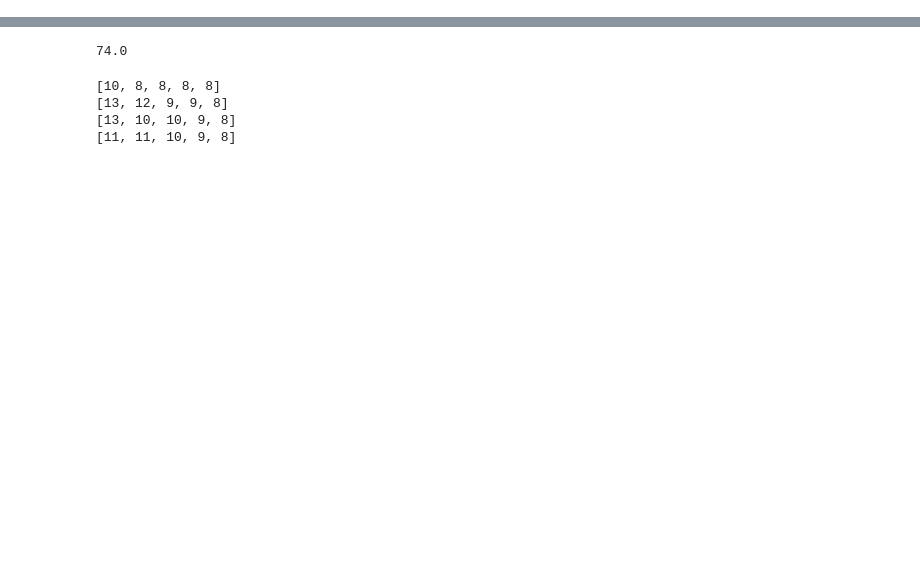
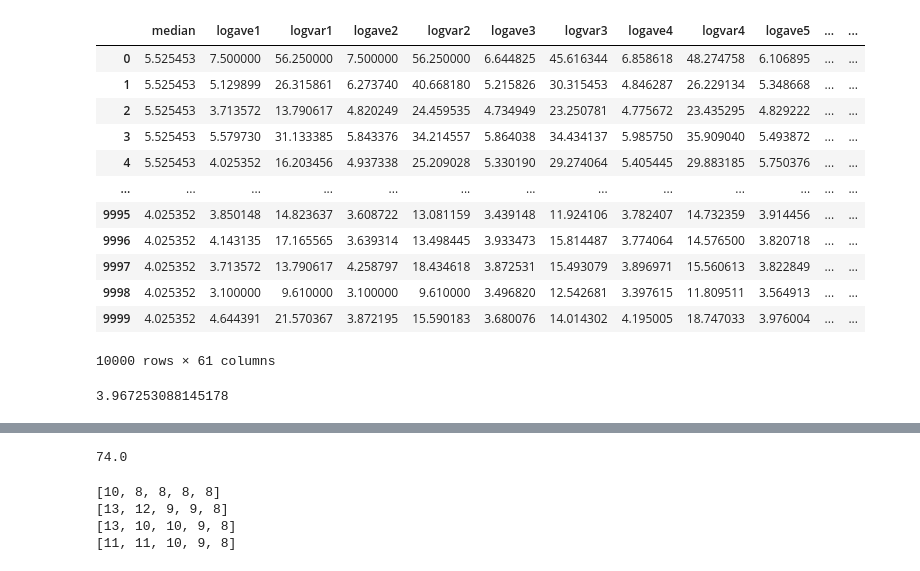
Before and after one commit to fjdslkjfljvo/thcd_dcs_ficx, a Jupyter notebook: naw.ipynb, the cells around one changed output, grey strips where cells are left out. Drawn from its saved outputs; the diff is of its cells as text; code cells hidden in the pictures; blank space fills up the shorter version.

```diff
--- a/naw.ipynb
+++ b/naw.ipynb
@@ -196,12 +271,3 @@ def Simulation(player_lst):
             print(score)
             print(penal)
             plot_series(pel)
-# %%
-random.seed(42)
-fun_lst = []
-fun_name = []
-for i in np.arange(2.6,3.5,0.05):
-    for j in np.arange(6.5,8.5,0.05):
-        fun_lst.append(low_up_fun(i,j))
-        fun_name.append((i,j))
-get_penalty(fun_lst,fun_name)
@@ -253,0 +274,25 @@ Simulation(player_lst)
+# %%
+def generate(num_steps, num_samples=100000):
+    columns = ['median']
+    for j in range(1,num_steps+1):
+        columns.append('logave'+str(j))
+        columns.append('logvar'+str(j))
+    df = pd.DataFrame(columns=columns)
+    #print(df)
+    for i in range(num_samples):
+        game_value = get_game_value()
+        med = get_median_by_ywlst(game_value)
+        for k in range(50):
+            lst = [np.log(med+1)]
+            ave = 0.0
+            var = 0.0
+            for j in range(1,num_steps+1):
+                y = sample_yield_once(game_value)
+                z = np.log(y+1)
+                z = apply_bounds(z,3.1,7.5)
+                ave += z
+                var += z**2
+                lst.append(ave/j)
+                lst.append(var/j)
+            df.loc[len(df)] = lst.copy()
+    return df
@@ -253,0 +301,16 @@ Simulation(player_lst)
+# %%
+df
+# %% [output]
+|  | median | logave1 | logvar1 | logave2 | logvar2 | logave3 | logvar3 | logave4 | logvar4 | logave5 | ... | ... |
+| 0 | 5.525453 | 7.500000 | 56.250000 | 7.500000 | 56.250000 | 6.644825 | 45.616344 | 6.858618 | 48.274758 | 6.106895 | ... | ... |
+| 1 | 5.525453 | 5.129899 | 26.315861 | 6.273740 | 40.668180 | 5.215826 | 30.315453 | 4.846287 | 26.229134 | 5.348668 | ... | ... |
+| 2 | 5.525453 | 3.713572 | 13.790617 | 4.820249 | 24.459535 | 4.734949 | 23.250781 | 4.775672 | 23.435295 | 4.829222 | ... | ... |
+| 3 | 5.525453 | 5.579730 | 31.133385 | 5.843376 | 34.214557 | 5.864038 | 34.434137 | 5.985750 | 35.909040 | 5.493872 | ... | ... |
+| 4 | 5.525453 | 4.025352 | 16.203456 | 4.937338 | 25.209028 | 5.330190 | 29.274064 | 5.405445 | 29.883185 | 5.750376 | ... | ... |
+| ... | ... | ... | ... | ... | ... | ... | ... | ... | ... | ... | ... | ... |
+| 9995 | 4.025352 | 3.850148 | 14.823637 | 3.608722 | 13.081159 | 3.439148 | 11.924106 | 3.782407 | 14.732359 | 3.914456 | ... | ... |
+| 9996 | 4.025352 | 4.143135 | 17.165565 | 3.639314 | 13.498445 | 3.933473 | 15.814487 | 3.774064 | 14.576500 | 3.820718 | ... | ... |
+| 9997 | 4.025352 | 3.713572 | 13.790617 | 4.258797 | 18.434618 | 3.872531 | 15.493079 | 3.896971 | 15.560613 | 3.822849 | ... | ... |
+| 9998 | 4.025352 | 3.100000 | 9.610000 | 3.100000 | 9.610000 | 3.496820 | 12.542681 | 3.397615 | 11.809511 | 3.564913 | ... | ... |
+| 9999 | 4.025352 | 4.644391 | 21.570367 | 3.872195 | 15.590183 | 3.680076 | 14.014302 | 4.195005 | 18.747033 | 3.976004 | ... | ... |
+10000 rows × 61 columns
@@ -253,0 +341,6 @@ Simulation(player_lst)
+# %%
+result = get_median_regression(df, 'median', ['logave1','logvar1'])
+result.summary()
+result.params[0]
+# %% [output]
+3.967253088145178
```
Also changed, not shown: parts of 29 cells of this notebook.
